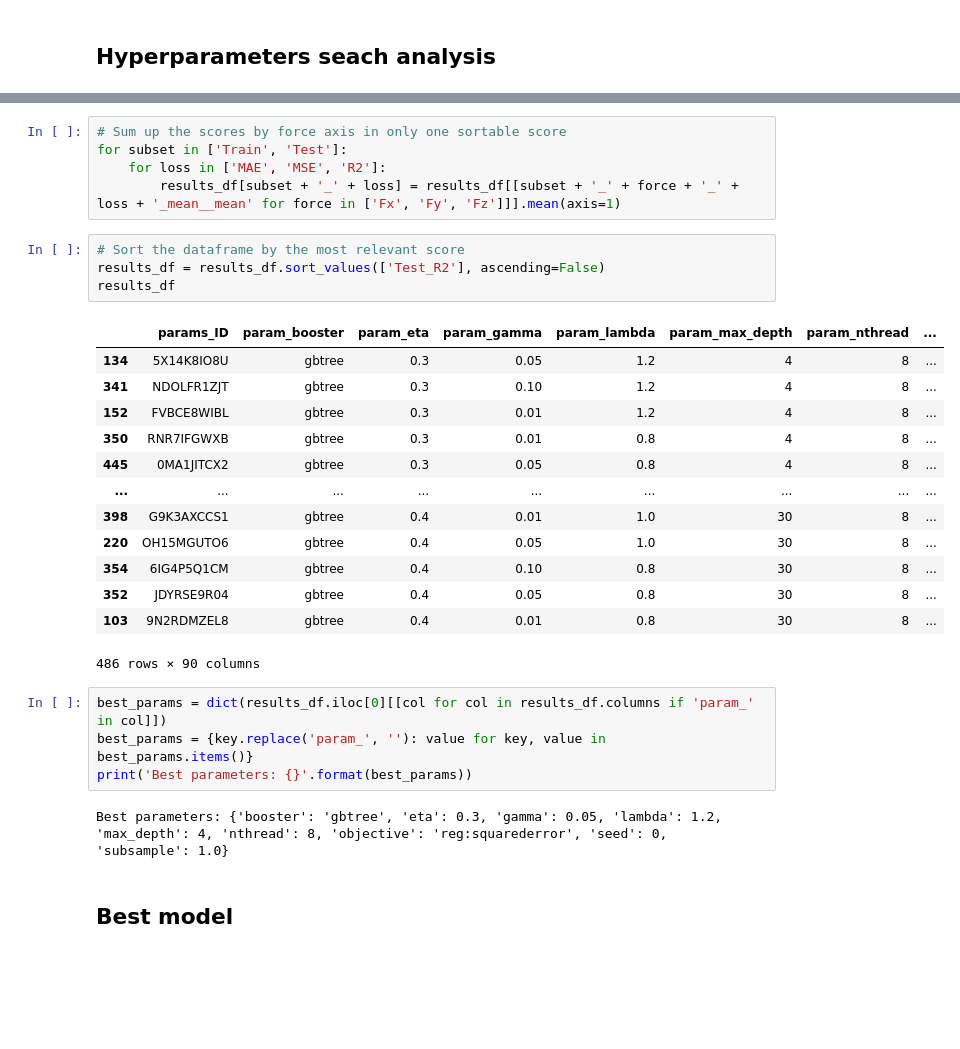
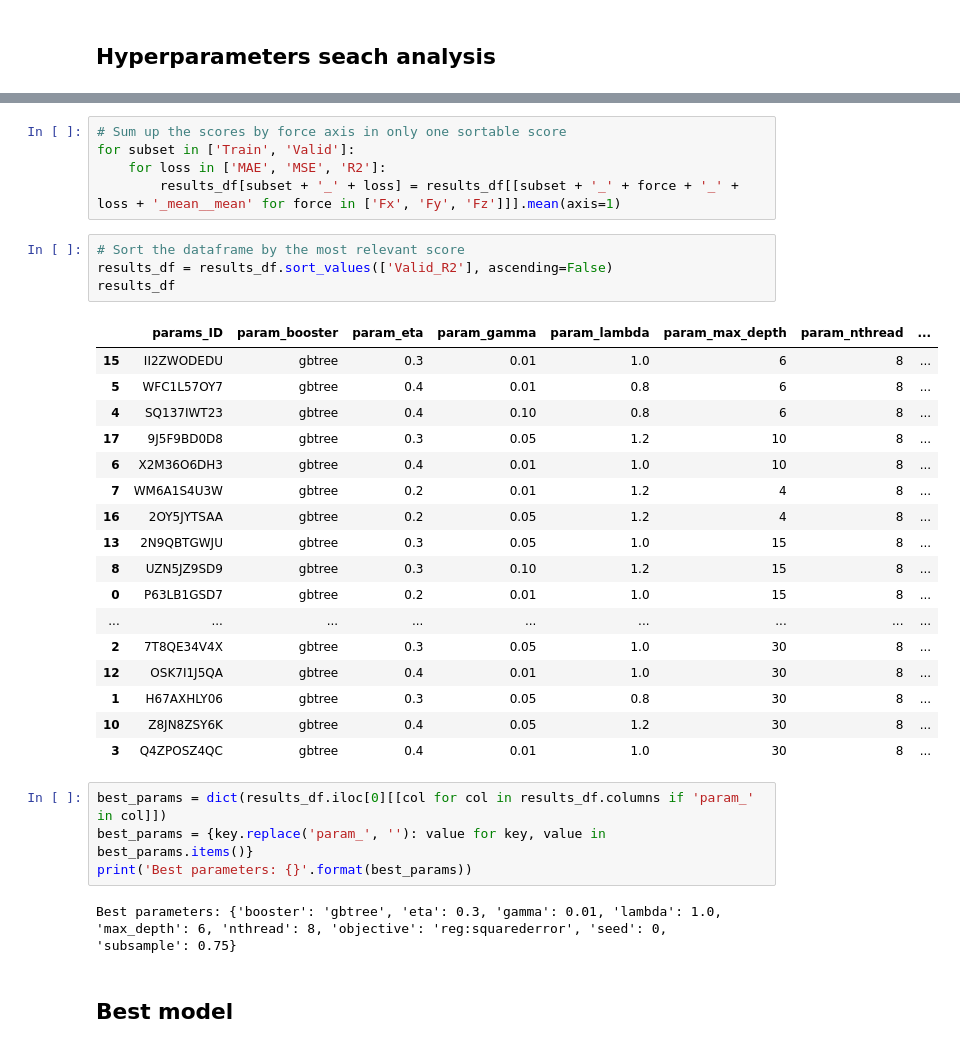
Before and after one commit to hl0d0w1g/EXOSAFE-ML, a Jupyter notebook: notebooks/models/interaction_forces/XGB/XGB_hs_results_analysis.ipynb, the cells around one changed output, grey strips where cells are left out. Cells and saved outputs as stored; diff of their text form; blank space fills up the shorter version.

Commit message:
Change XGB params grid and validation vars name

```diff
--- a/notebooks/models/interaction_forces/XGB/XGB_hs_results_analysis.ipynb
+++ b/notebooks/models/interaction_forces/XGB/XGB_hs_results_analysis.ipynb
@@ -73,32 +77,36 @@ results_df
 # %%
 # Sum up the scores by force axis in only one sortable score
-for subset in ['Train', 'Test']:
+for subset in ['Train', 'Valid']:
     for loss in ['MAE', 'MSE', 'R2']:
         results_df[subset + '_' + loss] = results_df[[subset + '_' + force + '_' + loss + '_mean__mean' for force in ['Fx', 'Fy', 'Fz']]].mean(axis=1)
 # %%
 # Sort the dataframe by the most relevant score
-results_df = results_df.sort_values(['Test_R2'], ascending=False)
+results_df = results_df.sort_values(['Valid_R2'], ascending=False)
 results_df
 # %% [output]
 |  | params_ID | param_booster | param_eta | param_gamma | param_lambda | param_max_depth | param_nthread | ... |
-| 134 | 5X14K8IO8U | gbtree | 0.3 | 0.05 | 1.2 | 4 | 8 | ... |
-| 341 | NDOLFR1ZJT | gbtree | 0.3 | 0.10 | 1.2 | 4 | 8 | ... |
-| 152 | FVBCE8WIBL | gbtree | 0.3 | 0.01 | 1.2 | 4 | 8 | ... |
-| 350 | RNR7IFGWXB | gbtree | 0.3 | 0.01 | 0.8 | 4 | 8 | ... |
-| 445 | 0MA1JITCX2 | gbtree | 0.3 | 0.05 | 0.8 | 4 | 8 | ... |
+| 15 | II2ZWODEDU | gbtree | 0.3 | 0.01 | 1.0 | 6 | 8 | ... |
+| 5 | WFC1L57OY7 | gbtree | 0.4 | 0.01 | 0.8 | 6 | 8 | ... |
+| 4 | SQ137IWT23 | gbtree | 0.4 | 0.10 | 0.8 | 6 | 8 | ... |
+| 17 | 9J5F9BD0D8 | gbtree | 0.3 | 0.05 | 1.2 | 10 | 8 | ... |
+| 6 | X2M36O6DH3 | gbtree | 0.4 | 0.01 | 1.0 | 10 | 8 | ... |
+| 7 | WM6A1S4U3W | gbtree | 0.2 | 0.01 | 1.2 | 4 | 8 | ... |
+| 16 | 2OY5JYTSAA | gbtree | 0.2 | 0.05 | 1.2 | 4 | 8 | ... |
+| 13 | 2N9QBTGWJU | gbtree | 0.3 | 0.05 | 1.0 | 15 | 8 | ... |
+| 8 | UZN5JZ9SD9 | gbtree | 0.3 | 0.10 | 1.2 | 15 | 8 | ... |
+| 0 | P63LB1GSD7 | gbtree | 0.2 | 0.01 | 1.0 | 15 | 8 | ... |
 | ... | ... | ... | ... | ... | ... | ... | ... | ... |
-| 398 | G9K3AXCCS1 | gbtree | 0.4 | 0.01 | 1.0 | 30 | 8 | ... |
-| 220 | OH15MGUTO6 | gbtree | 0.4 | 0.05 | 1.0 | 30 | 8 | ... |
-| 354 | 6IG4P5Q1CM | gbtree | 0.4 | 0.10 | 0.8 | 30 | 8 | ... |
-| 352 | JDYRSE9R04 | gbtree | 0.4 | 0.05 | 0.8 | 30 | 8 | ... |
-| 103 | 9N2RDMZEL8 | gbtree | 0.4 | 0.01 | 0.8 | 30 | 8 | ... |
+| 2 | 7T8QE34V4X | gbtree | 0.3 | 0.05 | 1.0 | 30 | 8 | ... |
+| 12 | OSK7I1J5QA | gbtree | 0.4 | 0.01 | 1.0 | 30 | 8 | ... |
+| 1 | H67AXHLY06 | gbtree | 0.3 | 0.05 | 0.8 | 30 | 8 | ... |
+| 10 | Z8JN8ZSY6K | gbtree | 0.4 | 0.05 | 1.2 | 30 | 8 | ... |
+| 3 | Q4ZPOSZ4QC | gbtree | 0.4 | 0.01 | 1.0 | 30 | 8 | ... |
-486 rows × 90 columns
 # %%
 best_params = dict(results_df.iloc[0][[col for col in results_df.columns if 'param_' in col]])
 best_params = {key.replace('param_', ''): value for key, value in best_params.items()}
 print('Best parameters: {}'.format(best_params))
 # %% [output]
-Best parameters: {'booster': 'gbtree', 'eta': 0.3, 'gamma': 0.05, 'lambda': 1.2, 'max_depth': 4, 'nthread': 8, 'objective': 'reg:squarederror', 'seed': 0, 'subsample': 1.0}
+Best parameters: {'booster': 'gbtree', 'eta': 0.3, 'gamma': 0.01, 'lambda': 1.0, 'max_depth': 6, 'nthread': 8, 'objective': 'reg:squarederror', 'seed': 0, 'subsample': 0.75}
 # %% [markdown]
 ## Best model
 # %%
```
Also changed, not shown: parts of 5 cells of this notebook, 5 other files.
